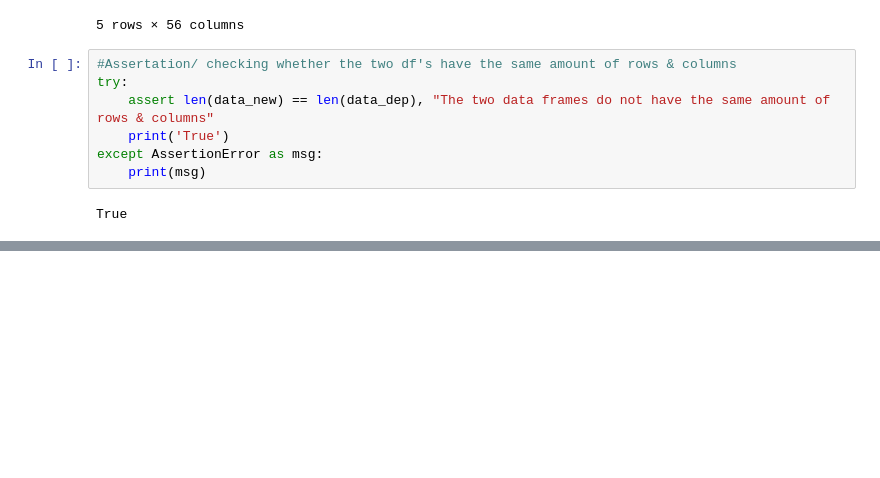
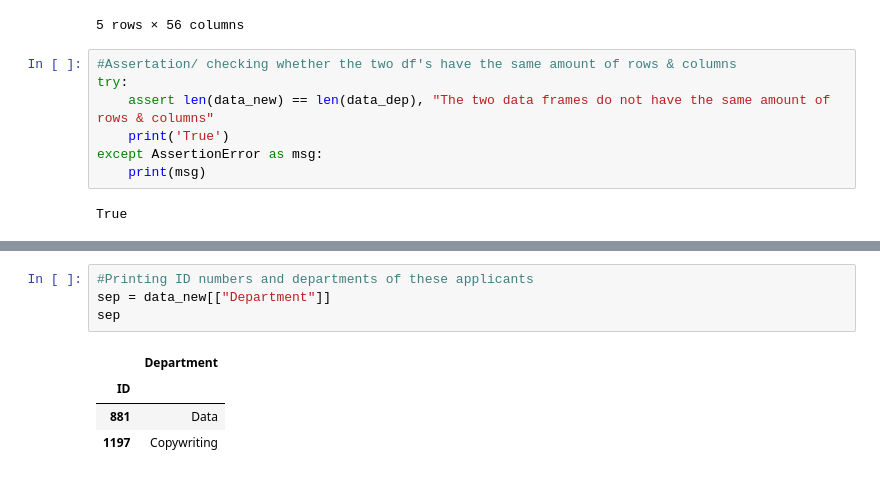
Before and after one commit to Shalom91/Data-Wrangling, a Jupyter notebook: Data Wrangling Project.ipynb, the cells around one changed output, grey strips where cells are left out. Cells and saved outputs as stored; diff of their text form; blank space fills up the shorter version.

```diff
--- a/Data Wrangling Project.ipynb
+++ b/Data Wrangling Project.ipynb
@@ -152,0 +170,9 @@ True
+# %%
+#Printing ID numbers and departments of these applicants
+sep = data_new[["Department"]]
+sep
+# %% [output]
+|  | Department |
+| ID |  |
+| 881 | Data |
+| 1197 | Copywriting |
```
Also changed, not shown: parts of 8 cells of this notebook.
